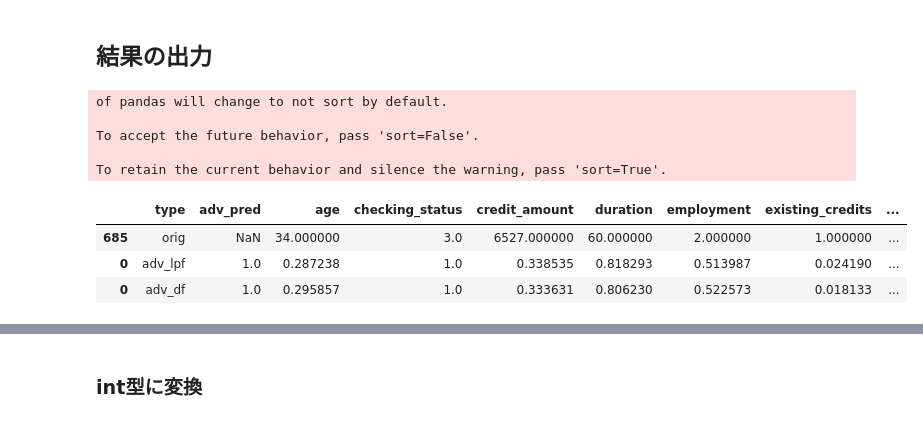
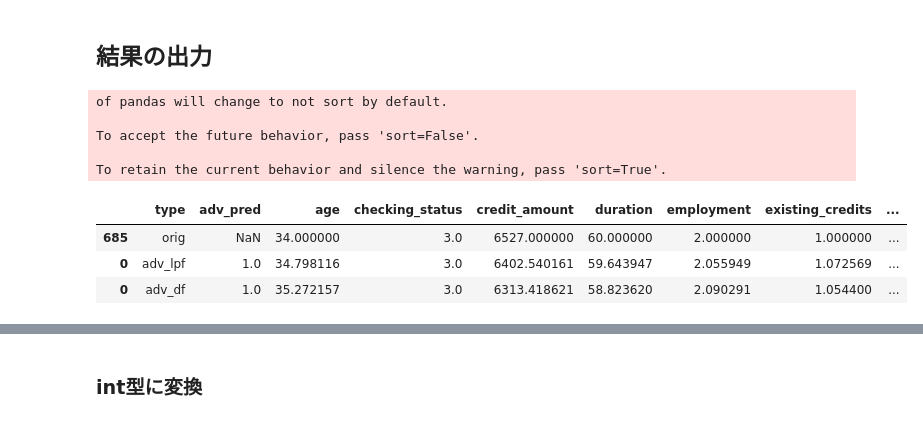
Before and after one commit to ShotaArima/lowprofool_x86, a Jupyter notebook: src/Playground.ipynb, the cells around one changed output, grey strips where cells are left out. Cells and saved outputs as stored; diff of their text form; code cells hidden in the pictures.

```diff
--- a/src/Playground.ipynb
+++ b/src/Playground.ipynb
@@ -524,34 +507,34 @@ df_adv_df_denorm = denormalize(config['Scaler'], df_adv_df, feature_names=featur
 # %%
 arrs = [685, 727, 30, 376, 66, 965, 963, 61, 282, 268]
 
 for i in arrs:
     orig_row = df_orig[df_orig['Unnamed: 0'] == i].copy()
-    adv_lpf_row = df_adv_lpf[df_adv_lpf['Unnamed: 0'] == i].copy()
-    adv_df_row = df_adv_df[df_adv_df['Unnamed: 0'] == i].copy()
+    adv_lpf_row = df_adv_lpf_denorm[df_adv_lpf_denorm['Unnamed: 0'] == i].copy()
+    adv_df_row = df_adv_df_denorm[df_adv_df_denorm['Unnamed: 0'] == i].copy()
 
     # Rename columns to match the original format
     orig_row.columns = [col if col != 'Unnamed: 0' else 'id' for col in orig_row.columns]
     adv_lpf_row.columns = [col if col != 'Unnamed: 0' else 'id' for col in adv_lpf_row.columns]
     adv_df_row.columns = [col if col != 'Unnamed: 0' else 'id' for col in adv_df_row.columns]
 
     # Combine rows into a single DataFrame
     combined_df = pd.concat([orig_row, adv_lpf_row, adv_df_row], keys=['orig', 'adv_lpf', 'adv_df']).reset_index(level=0).rename(columns={'level_0': 'type'})
 
     # Save the DataFrame as df_output_{id}
     globals()[f'df_output_{i}'] = combined_df
 
 # Example to access one of the generated DataFrames
 df_output_685
 # %% [output]
 of pandas will change to not sort by default.
 
 To accept the future behavior, pass 'sort=False'.
 
 To retain the current behavior and silence the warning, pass 'sort=True'.
 |  | type | adv_pred | age | checking_status | credit_amount | duration | employment | existing_credits | ... |
 | 685 | orig | NaN | 34.000000 | 3.0 | 6527.000000 | 60.000000 | 2.000000 | 1.000000 | ... |
-| 0 | adv_lpf | 1.0 | 0.287238 | 1.0 | 0.338535 | 0.818293 | 0.513987 | 0.024190 | ... |
-| 0 | adv_df | 1.0 | 0.295857 | 1.0 | 0.333631 | 0.806230 | 0.522573 | 0.018133 | ... |
+| 0 | adv_lpf | 1.0 | 34.798116 | 3.0 | 6402.540161 | 59.643947 | 2.055949 | 1.072569 | ... |
+| 0 | adv_df | 1.0 | 35.272157 | 3.0 | 6313.418621 | 58.823620 | 2.090291 | 1.054400 | ... |
 # %%
 df_output_727
 # %% [output]
```
Also changed, not shown: parts of 8 cells of this notebook, 1 other file.
